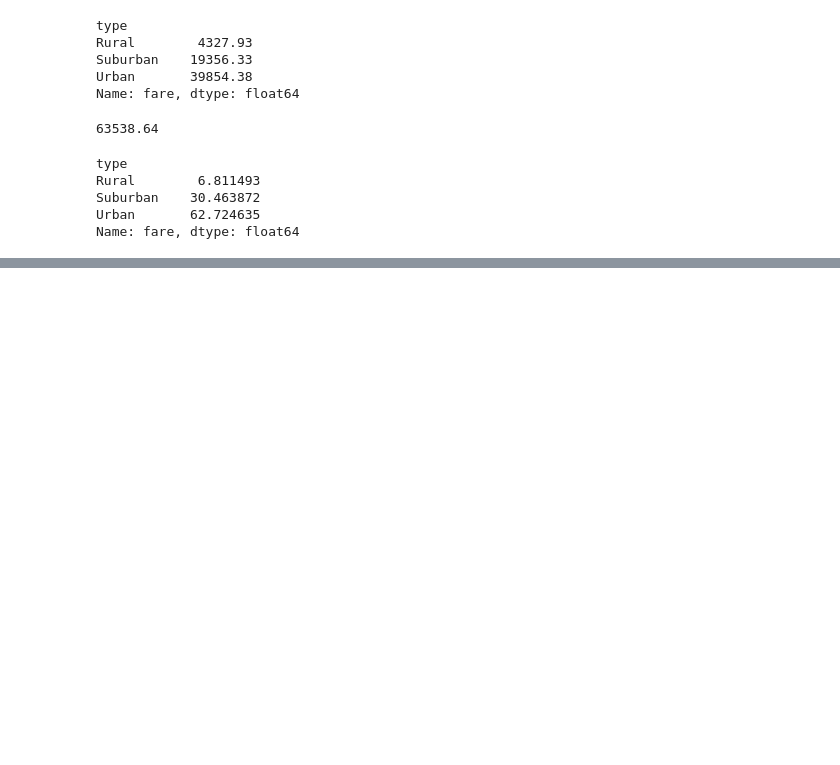
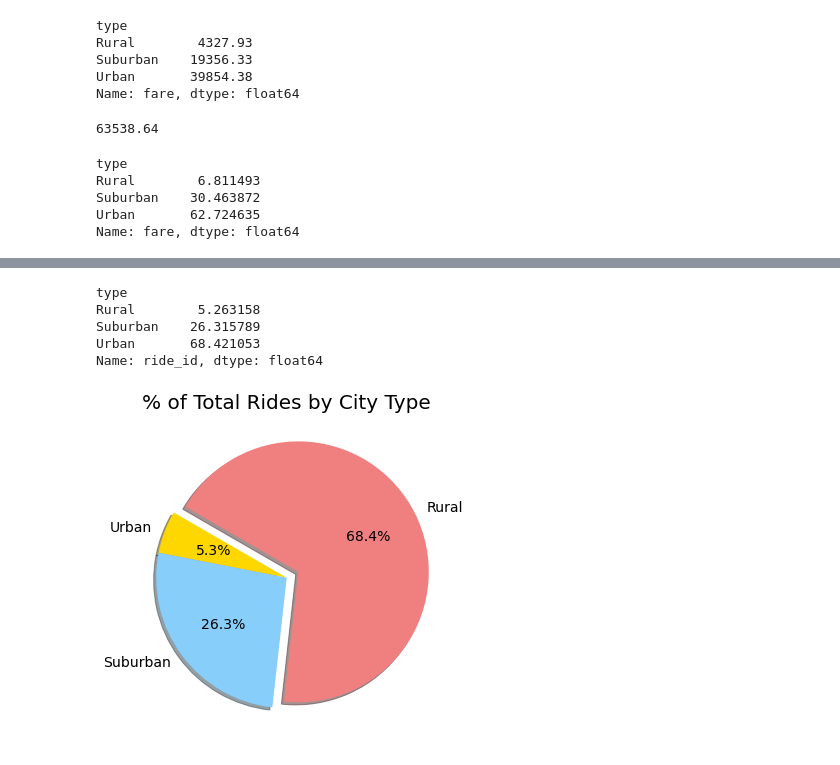
Before and after one commit to npantfoerder/PyBer-analysis, a Jupyter notebook: PyBer.ipynb, the cells around one changed output, grey strips where cells are left out. Saved outputs shown, nothing was run; the diff lists cells and outputs as text; code cells hidden in the pictures; blank space fills up the shorter version.

```diff
--- a/PyBer.ipynb
+++ b/PyBer.ipynb
@@ -677,0 +678,29 @@ plt.show()
+# %%
+# Calculate the percentage of total rides for each city type
+sum_rides_by_type = pyber_data_df.groupby(["type"]).count()["ride_id"]
+total_rides = pyber_data_df["ride_id"].count()
+ride_percents = sum_rides_by_type / total_rides * 100
+ride_percents
+# %% [output]
+type
+Rural        5.263158
+Suburban    26.315789
+Urban       68.421053
+Name: ride_id, dtype: float64
+# %%
+# Build the percentage of rides by city type pie chart
+plt.subplots(figsize=(10,6))
+plt.pie(ride_percents, labels=['Urban', 'Suburban', 'Rural'],
+       colors=['gold', 'lightskyblue', 'lightcoral'], explode=[0,0,0.1],
+       autopct="%.1f%%", shadow=True, startangle=150)
+plt.title('% of Total Rides by City Type', fontsize=20)
+
+# Change the default fontsize from 10 to 14
+mpl.rcParams['font.size'] = 14
+
+# Save the figure
+plt.savefig('analysis/Fig6.png')
+
+plt.show()
+# %% [output]
+[figure, added]
```
Also changed, not shown: parts of 1 cell of this notebook, 2 other files.
